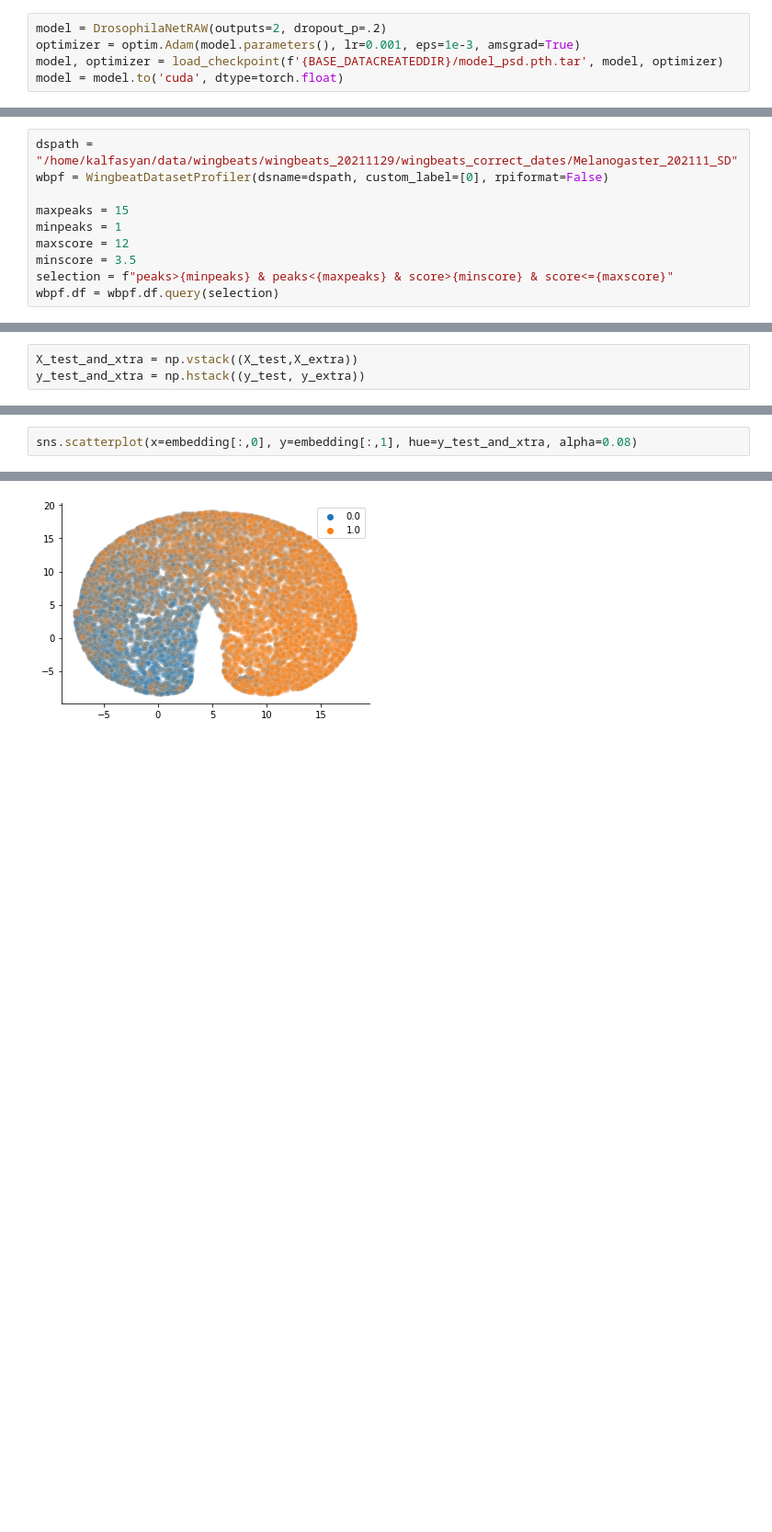
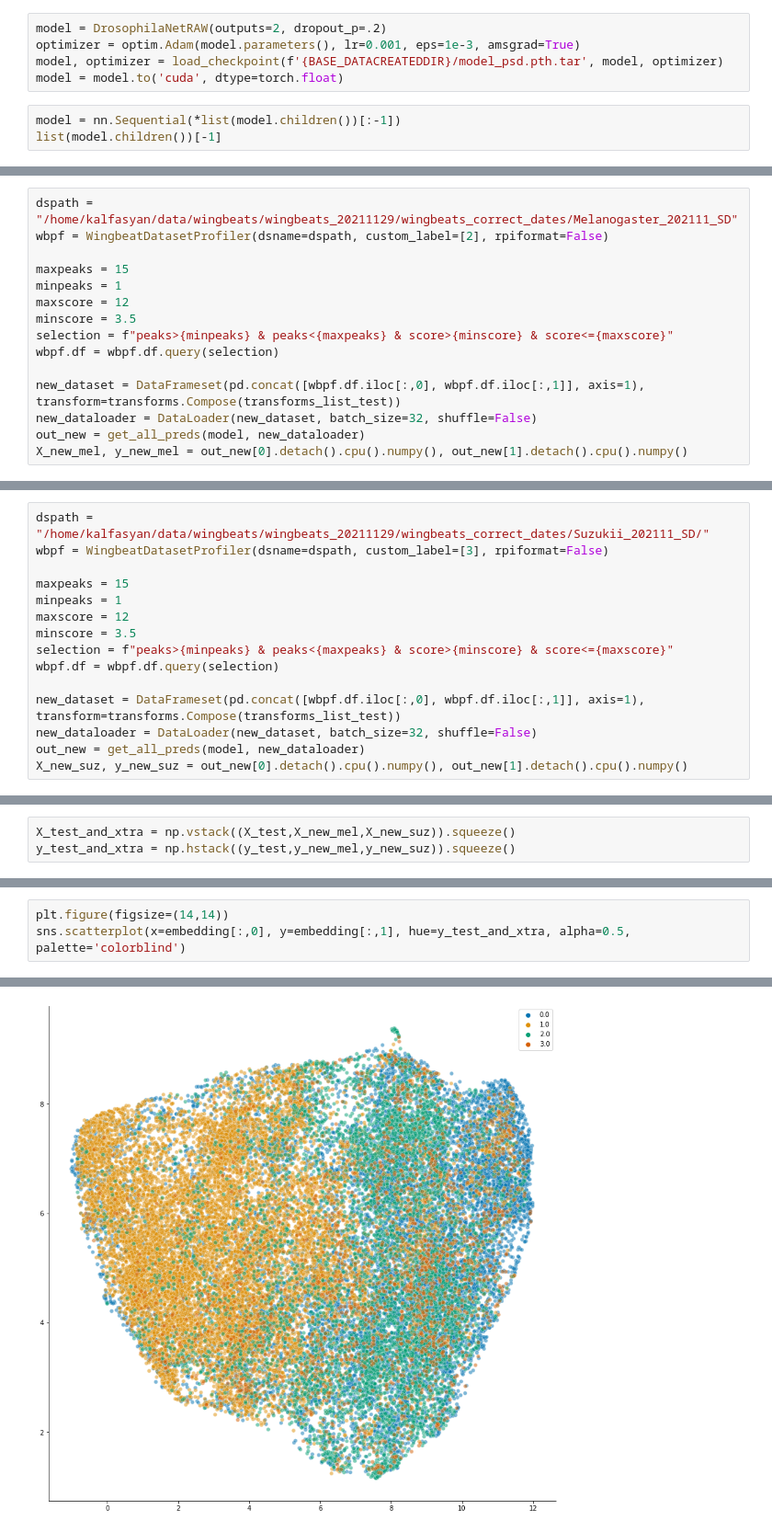
Before and after one commit to kalfasyan/wbai, a Jupyter notebook: Experiment-notebooks/FLYTRAP_rpi_data_PSD.ipynb, the cells around one changed output, grey strips where cells are left out. Shown at 92% size. Drawn from its saved outputs; the diff is of its cells as text; blank space fills up the shorter version.

Commit message:
psd model works well with rpi data; converting rpi data to right encoding format

```diff
--- a/Experiment-notebooks/FLYTRAP_rpi_data_PSD.ipynb
+++ b/Experiment-notebooks/FLYTRAP_rpi_data_PSD.ipynb
@@ -176,3 +267,6 @@ model = DrosophilaNetRAW(outputs=2, dropout_p=.2)
 optimizer = optim.Adam(model.parameters(), lr=0.001, eps=1e-3, amsgrad=True)
 model, optimizer = load_checkpoint(f'{BASE_DATACREATEDDIR}/model_psd.pth.tar', model, optimizer)
 model = model.to('cuda', dtype=torch.float)
+# %%
+model = nn.Sequential(*list(model.children())[:-1])
+list(model.children())[-1]
@@ -179,6 +275,6 @@ model = model.to('cuda', dtype=torch.float)
 # %%
 dspath = "/home/kalfasyan/data/wingbeats/wingbeats_20211129/wingbeats_correct_dates/Melanogaster_202111_SD"
-wbpf = WingbeatDatasetProfiler(dsname=dspath, custom_label=[0], rpiformat=False)
+wbpf = WingbeatDatasetProfiler(dsname=dspath, custom_label=[2], rpiformat=False)
 
 maxpeaks = 15
 minpeaks = 1
@@ -186,5 +282,10 @@ maxscore = 12
 minscore = 3.5
 selection = f"peaks>{minpeaks} & peaks<{maxpeaks} & score>{minscore} & score<={maxscore}"
 wbpf.df = wbpf.df.query(selection)
+
+new_dataset = DataFrameset(pd.concat([wbpf.df.iloc[:,0], wbpf.df.iloc[:,1]], axis=1), transform=transforms.Compose(transforms_list_test))
+new_dataloader = DataLoader(new_dataset, batch_size=32, shuffle=False)
+out_new = get_all_preds(model, new_dataloader)
+X_new_mel, y_new_mel = out_new[0].detach().cpu().numpy(), out_new[1].detach().cpu().numpy()
 # %% [output]
 Found 11136 in dataset: /home/kalfasyan/data/wingbeats/wingbeats_20211129/wingbeats_correct_dates/Melanogaster_202111_SD, and 1 label(s): ['wingbeats_correct_dates']
@@ -201,0 +295,15 @@ y_test = out[1].detach().cpu().numpy()
+# %%
+dspath = "/home/kalfasyan/data/wingbeats/wingbeats_20211129/wingbeats_correct_dates/Suzukii_202111_SD/"
+wbpf = WingbeatDatasetProfiler(dsname=dspath, custom_label=[3], rpiformat=False)
+
+maxpeaks = 15
+minpeaks = 1
+maxscore = 12
+minscore = 3.5
+selection = f"peaks>{minpeaks} & peaks<{maxpeaks} & score>{minscore} & score<={maxscore}"
+wbpf.df = wbpf.df.query(selection)
+
+new_dataset = DataFrameset(pd.concat([wbpf.df.iloc[:,0], wbpf.df.iloc[:,1]], axis=1), transform=transforms.Compose(transforms_list_test))
+new_dataloader = DataLoader(new_dataset, batch_size=32, shuffle=False)
+out_new = get_all_preds(model, new_dataloader)
+X_new_suz, y_new_suz = out_new[0].detach().cpu().numpy(), out_new[1].detach().cpu().numpy()
@@ -209,3 +330,3 @@ y_extra = out_xtra[1].detach().cpu().numpy()
 # %%
-X_test_and_xtra = np.vstack((X_test,X_extra))
-y_test_and_xtra = np.hstack((y_test, y_extra))
+X_test_and_xtra = np.vstack((X_test,X_new_mel,X_new_suz)).squeeze()
+y_test_and_xtra = np.hstack((y_test,y_new_mel,y_new_suz)).squeeze()
@@ -230,5 +345,6 @@ y_test_and_xtra.shape
 # %%
-sns.scatterplot(x=embedding[:,0], y=embedding[:,1], hue=y_test_and_xtra, alpha=0.08)
+plt.figure(figsize=(14,14))
+sns.scatterplot(x=embedding[:,0], y=embedding[:,1], hue=y_test_and_xtra, alpha=0.5, palette='colorblind')
 # %% [output]
 <AxesSubplot:>
-[figure, old version]
+[figure, new version]
```
Also changed, not shown: parts of 28 cells of this notebook, 10 other files.
